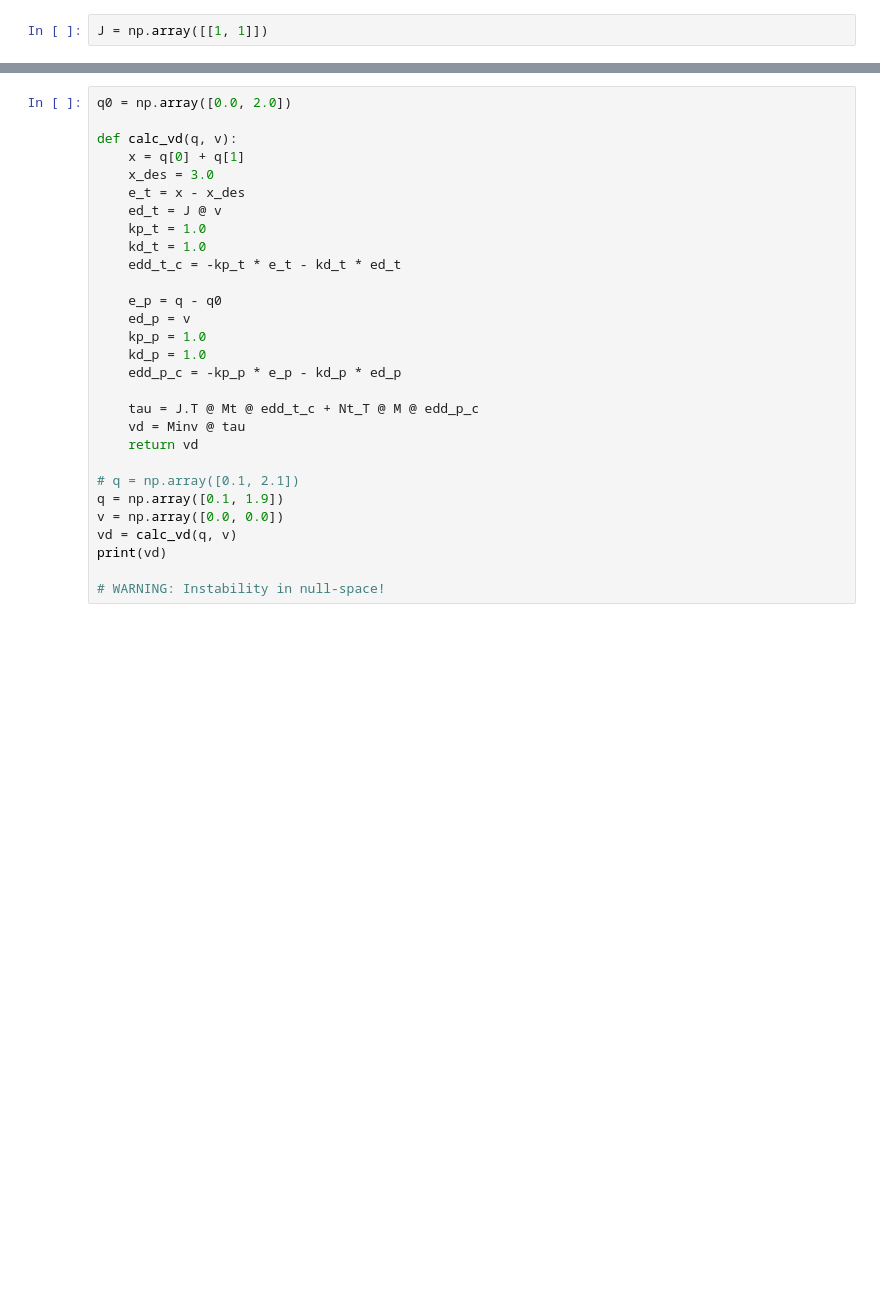
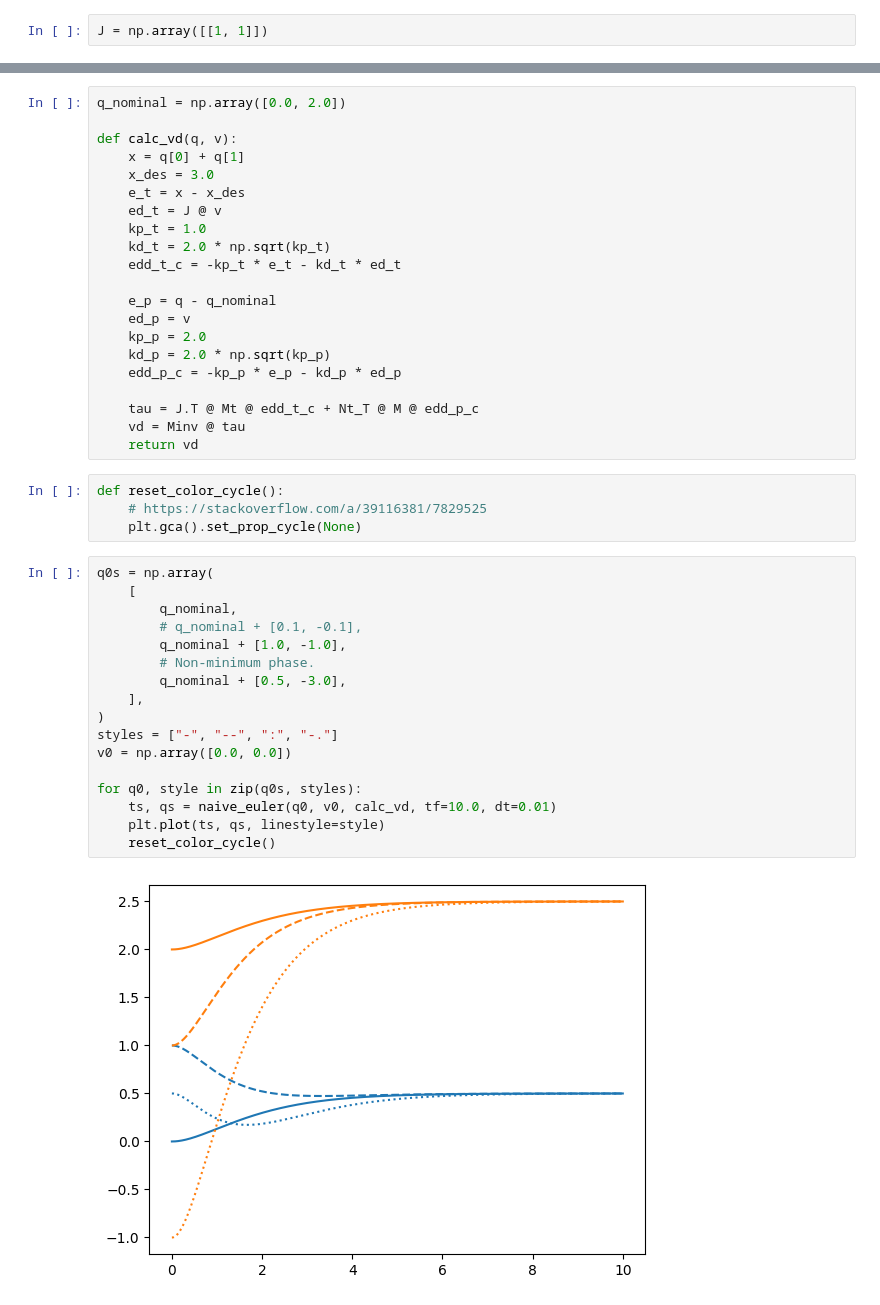
Before and after one commit to EricCousineau-TRI/repro, a Jupyter notebook: drake_stuff/control_study/toy_osc.ipynb, the cells around one changed output, grey strips where cells are left out. Saved outputs shown, nothing was run; the diff lists cells and outputs as text; blank space fills up the shorter version.

Commit message:
some non-min phase behavior...

```diff
--- a/drake_stuff/control_study/toy_osc.ipynb
+++ b/drake_stuff/control_study/toy_osc.ipynb
@@ -71,7 +90,7 @@ def naive_euler(q, v, vd_func, t0, tf, dt):
     ts, qs = map(np.asarray, (ts, qs))
     return ts, qs
 # %%
-q0 = np.array([0.0, 2.0])
+q_nominal = np.array([0.0, 2.0])
 
 def calc_vd(q, v):
     x = q[0] + q[1]
@@ -79,23 +98,38 @@ def calc_vd(q, v):
     e_t = x - x_des
     ed_t = J @ v
     kp_t = 1.0
-    kd_t = 1.0
+    kd_t = 2.0 * np.sqrt(kp_t)
     edd_t_c = -kp_t * e_t - kd_t * ed_t
 
-    e_p = q - q0
+    e_p = q - q_nominal
     ed_p = v
-    kp_p = 1.0
-    kd_p = 1.0
+    kp_p = 2.0
+    kd_p = 2.0 * np.sqrt(kp_p)
     edd_p_c = -kp_p * e_p - kd_p * ed_p
 
     tau = J.T @ Mt @ edd_t_c + Nt_T @ M @ edd_p_c
     vd = Minv @ tau
     return vd
-
-# q = np.array([0.1, 2.1])
-q = np.array([0.1, 1.9])
-v = np.array([0.0, 0.0])
-vd = calc_vd(q, v)
-print(vd)
-
-# WARNING: Instability in null-space!
+# %%
+def reset_color_cycle():
+    # https://stackoverflow.com/a/39116381/7829525
+    plt.gca().set_prop_cycle(None)
+# %%
+q0s = np.array(
+    [
+        q_nominal,
+        # q_nominal + [0.1, -0.1],
+        q_nominal + [1.0, -1.0],
+        # Non-minimum phase.
+        q_nominal + [0.5, -3.0],
+    ],
+)
+styles = ["-", "--", ":", "-."]
+v0 = np.array([0.0, 0.0])
+
+for q0, style in zip(q0s, styles):
+    ts, qs = naive_euler(q0, v0, calc_vd, tf=10.0, dt=0.01)
+    plt.plot(ts, qs, linestyle=style)
+    reset_color_cycle()
+# %% [output]
+[figure, added]
```
Also changed, not shown: parts of 5 cells of this notebook.
